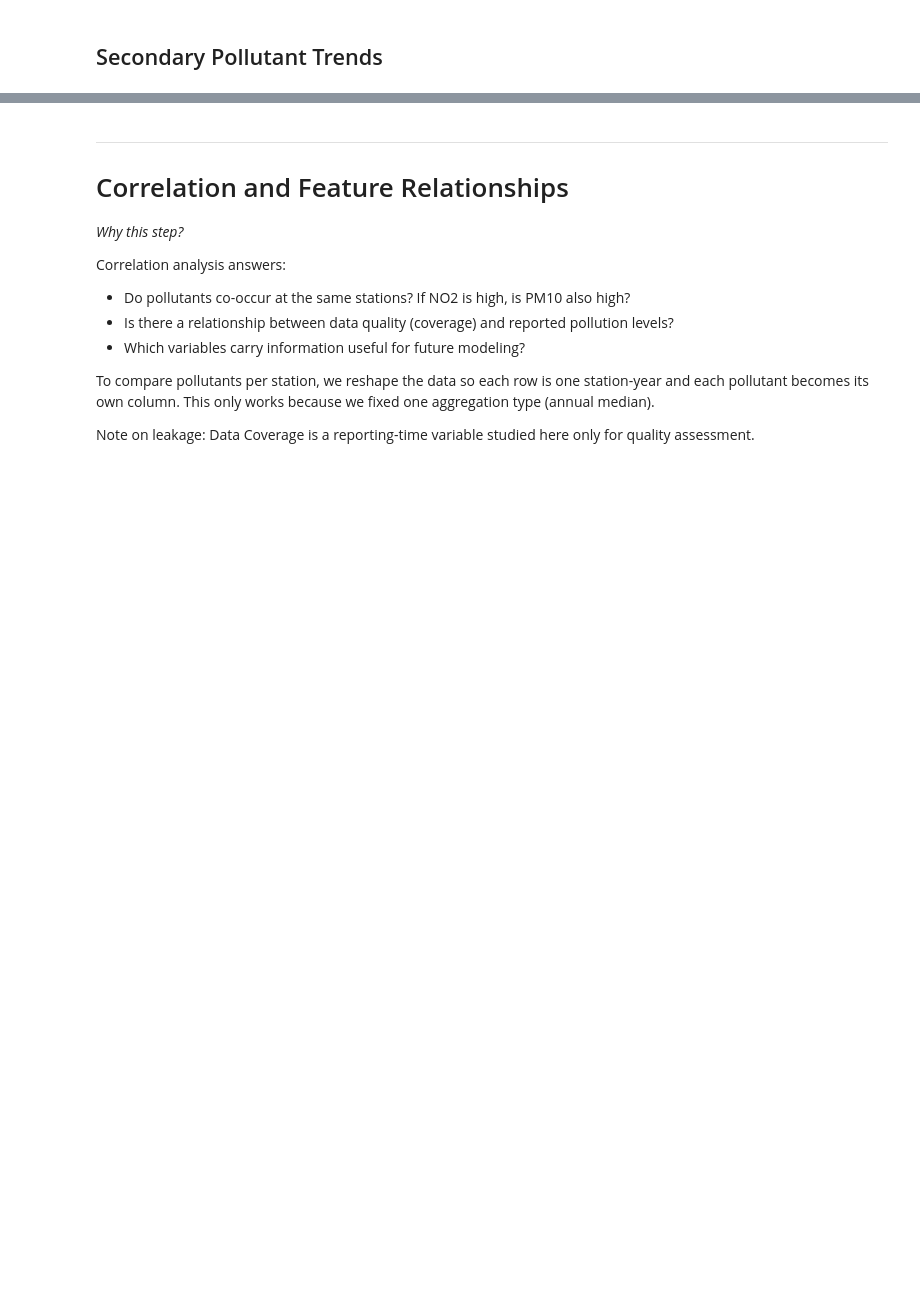
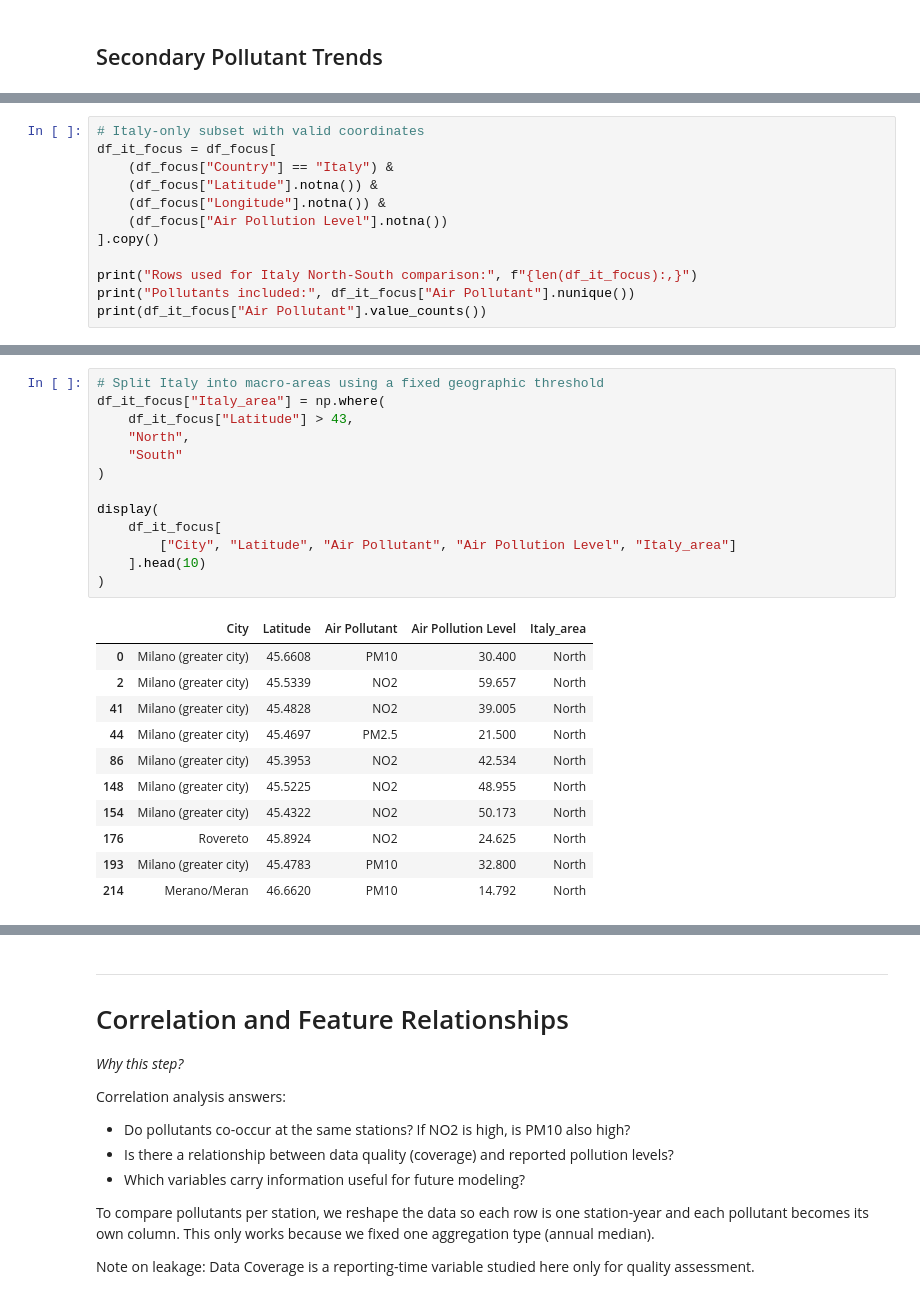
Before and after one commit to yelenashabanova/GrandChallengeAccenture, a Jupyter notebook: main.ipynb, the cells around one changed output, grey strips where cells are left out. Saved outputs shown, nothing was run; the diff lists cells and outputs as text; blank space fills up the shorter version.

```diff
--- a/main.ipynb
+++ b/main.ipynb
@@ -1476,0 +1018,12 @@ Although elevation alone does not fully explain the variation in PM2.5 levels, i
+# %%
+# Italy-only subset with valid coordinates
+df_it_focus = df_focus[
+    (df_focus["Country"] == "Italy") &
+    (df_focus["Latitude"].notna()) &
+    (df_focus["Longitude"].notna()) &
+    (df_focus["Air Pollution Level"].notna())
+].copy()
+
+print("Rows used for Italy North-South comparison:", f"{len(df_it_focus):,}")
+print("Pollutants included:", df_it_focus["Air Pollutant"].nunique())
+print(df_it_focus["Air Pollutant"].value_counts())
@@ -1476,0 +1039,25 @@ Although elevation alone does not fully explain the variation in PM2.5 levels, i
+# %%
+# Split Italy into macro-areas using a fixed geographic threshold
+df_it_focus["Italy_area"] = np.where(
+    df_it_focus["Latitude"] > 43,
+    "North",
+    "South"
+)
+
+display(
+    df_it_focus[
+        ["City", "Latitude", "Air Pollutant", "Air Pollution Level", "Italy_area"]
+    ].head(10)
+)
+# %% [output]
+|  | City | Latitude | Air Pollutant | Air Pollution Level | Italy_area |
+| 0 | Milano (greater city) | 45.6608 | PM10 | 30.400 | North |
+| 2 | Milano (greater city) | 45.5339 | NO2 | 59.657 | North |
+| 41 | Milano (greater city) | 45.4828 | NO2 | 39.005 | North |
+| 44 | Milano (greater city) | 45.4697 | PM2.5 | 21.500 | North |
+| 86 | Milano (greater city) | 45.3953 | NO2 | 42.534 | North |
+| 148 | Milano (greater city) | 45.5225 | NO2 | 48.955 | North |
+| 154 | Milano (greater city) | 45.4322 | NO2 | 50.173 | North |
+| 176 | Rovereto | 45.8924 | NO2 | 24.625 | North |
+| 193 | Milano (greater city) | 45.4783 | PM10 | 32.800 | North |
+| 214 | Merano/Meran | 46.6620 | PM10 | 14.792 | North |
```
Also changed, not shown: parts of 63 cells of this notebook.
